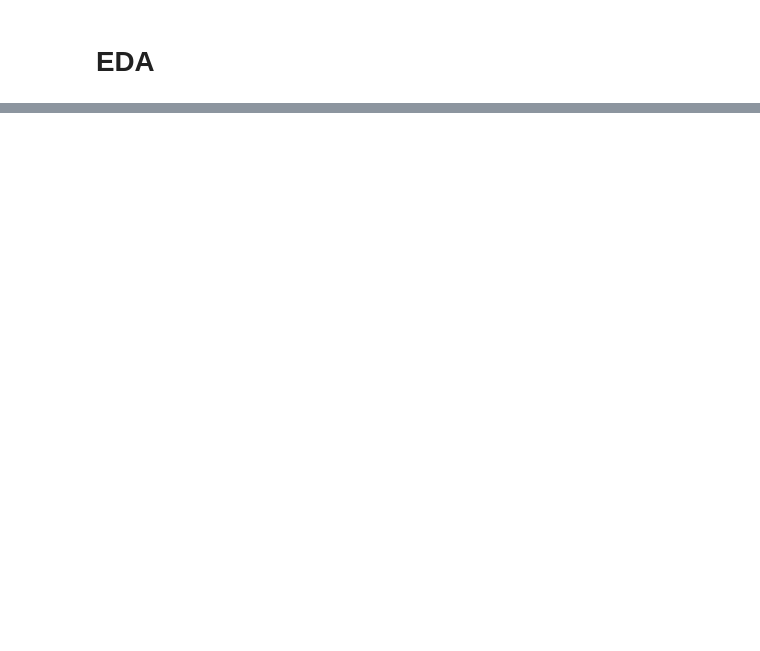
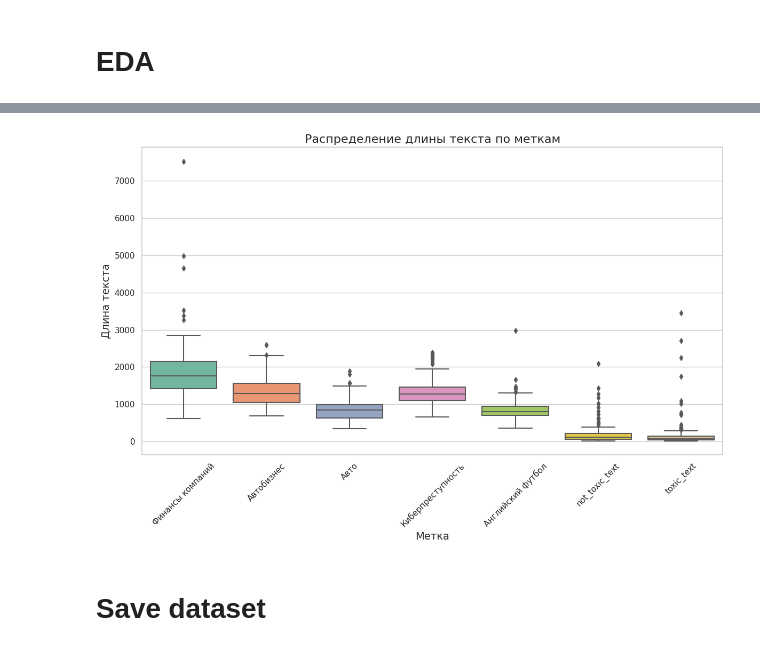
Before and after one commit to DanyaKorolkov/sentence-classifications, a Jupyter notebook: starter/01_data_collection.ipynb, the cells around one changed output, grey strips where cells are left out. Saved outputs shown, nothing was run; the diff lists cells and outputs as text; code cells hidden in the pictures; blank space fills up the shorter version.

```diff
--- a/starter/01_data_collection.ipynb
+++ b/starter/01_data_collection.ipynb
@@ -26,0 +127,14 @@ Name: count, dtype: int64
+# %%
+sns.set(style="whitegrid")
+plt.figure(figsize=(12, 8))
+ax = sns.boxplot(data=df, y=df['Text'].apply(len), x='Label', palette='Set2')
+plt.xlabel('Метка', fontsize=14)
+plt.ylabel('Длина текста', fontsize=14)
+plt.title('Распределение длины текста по меткам', fontsize=16)
+plt.xticks(rotation=45)
+plt.tight_layout()
+plt.show()
+# %% [output]
+[figure, added]
+# %% [markdown]
+# Save dataset
```
Also changed, not shown: parts of 14 cells of this notebook, 4 other files.
